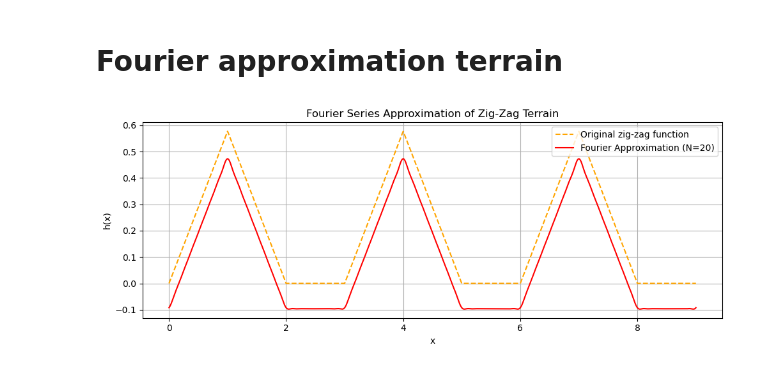
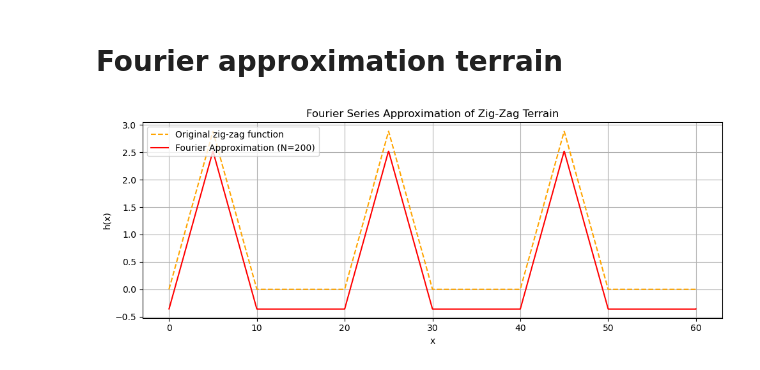
Before and after one commit to thecleverbanana/BECOv2, a Jupyter notebook: analysis/Fourier_approximation_terrain.ipynb, the cells around one changed output. Drawn from its saved outputs; the diff is of its cells as text; code cells hidden in the pictures.

```diff
--- a/analysis/Fourier_approximation_terrain.ipynb
+++ b/analysis/Fourier_approximation_terrain.ipynb
@@ -4,11 +4,11 @@
 import numpy as np
 import matplotlib.pyplot as plt
 
-r = 1.0
-d = 1.0
+r = 5.0
+d = 10.0
 theta = np.pi / 6
 T = 2 * r + d
-N = 20
+N = 200
 h0 = r * np.tan(theta)
 
 def h_piecewise(x):
@@ -33,31 +33,31 @@ an = []
 bn = []
 
 for n in range(1, N + 1):
     cos_term = np.cos(2 * np.pi * n * x_vals / T)
     sin_term = np.sin(2 * np.pi * n * x_vals / T)
     an_n = (2 / T) * np.sum(h_vals * cos_term) * dx
     bn_n = (2 / T) * np.sum(h_vals * sin_term) * dx
     an.append(an_n)
     bn.append(bn_n)
 
 x_plot = np.linspace(0, 3 * T, 2000)
 h_approx = np.full_like(x_plot, a0 / 2)
 
 for n in range(1, N + 1):
     h_approx += an[n - 1] * np.cos(2 * np.pi * n * x_plot / T) \
               + bn[n - 1] * np.sin(2 * np.pi * n * x_plot / T)
 
 h_true = h_vec(x_plot)
 
 plt.figure(figsize=(10, 4))
 plt.plot(x_plot, h_true, '--', color='orange', label='Original zig-zag function')
 plt.plot(x_plot, h_approx, 'r', label=f'Fourier Approximation (N={N})')
 plt.xlabel('x')
 plt.ylabel('h(x)')
 plt.title('Fourier Series Approximation of Zig-Zag Terrain')
 plt.grid(True)
 plt.legend()
 plt.tight_layout()
 plt.show()
 # %% [output]
-[figure, old version]
+[figure, new version]
```
Also changed, not shown: 7 other files.
